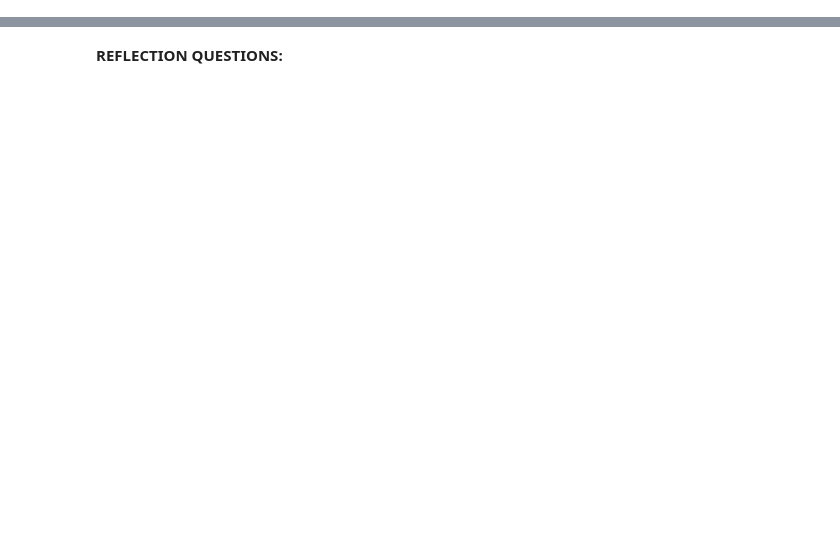
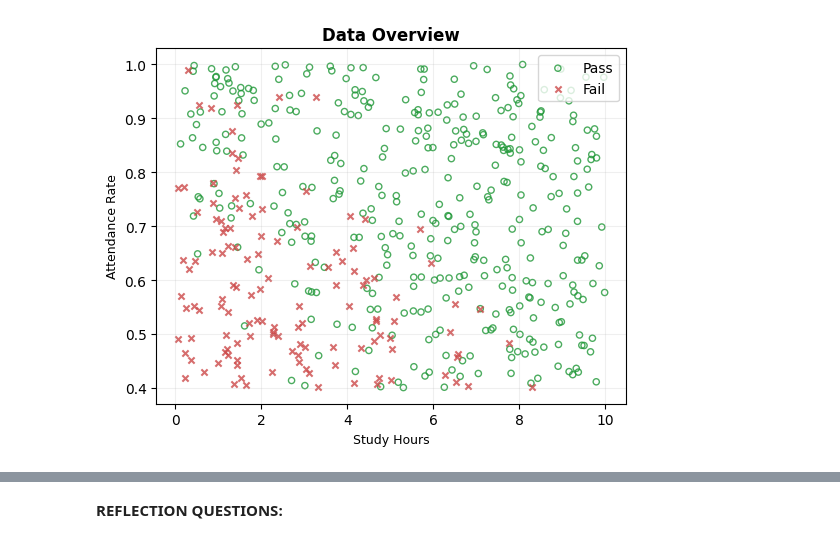
Before and after one commit to magneofico/student-passfail-ml, a Jupyter notebook: notebooks/Activity_02_Neural_Network_from_Scratch_Using_PyTorch_and_Custom_Dataset.ipynb, the cells around one changed output, grey strips where cells are left out. Cells and saved outputs as stored; diff of their text form; code cells hidden in the pictures; blank space fills up the shorter version.

Commit message:
Implemented neural network from scratch to predict student pass probability using study hours and attendance rate

```diff
--- a/notebooks/Activity_02_Neural_Network_from_Scratch_Using_PyTorch_and_Custom_Dataset.ipynb
+++ b/notebooks/Activity_02_Neural_Network_from_Scratch_Using_PyTorch_and_Custom_Dataset.ipynb
@@ -279,9 +0,0 @@ Let's test out our new model, using an example input, setting `n_input_nodes=2`
-# %%
-n_input_nodes = 2
-n_output_nodes = 3
-model = LinearWithSigmoidActivation(n_input_nodes, n_output_nodes)
-x_input = torch.tensor([[1, 2.]])
-y = model(x_input)
-print(f"input shape: {x_input.shape}")
-print(f"output shape: {y.shape}")
-print(f"output result: {y}")
@@ -394,0 +15,22 @@ TASKS:
+# %%
+
+csv_path = "data/student_data.csv"
+
+if os.path.exists(csv_path):
+    df = pd.read_csv(csv_path)
+else:
+    # generate synthetic data if none provided
+    rng = np.random.default_rng(42)
+    n = 500
+    study_hours = rng.uniform(0, 10, n)
+    attendance_rate = rng.uniform(0.4, 1.0, n)
+    linear_score = 0.6*study_hours + 0.9*(attendance_rate*10)
+    noise = rng.normal(0, 1.5, n)
+    y = ((linear_score + noise) > 7.5).astype(int)
+    df = pd.DataFrame({"study_hours": study_hours,
+                       "attendance_rate": attendance_rate,
+                       "pass": y})
+    os.makedirs("data", exist_ok=True)
+    df.to_csv(csv_path, index=False)
+
+display(df.describe())
@@ -394,0 +47,16 @@ TASKS:
+# %%
+plt.figure(figsize=(5.5, 4.5))
+mask = df["pass"]==1
+
+plt.scatter(df.loc[mask,"study_hours"], df.loc[mask,"attendance_rate"], s=20, alpha=0.8, label="Pass", facecolors='none', edgecolors="#1f9737")
+plt.scatter(df.loc[~mask,"study_hours"], df.loc[~mask,"attendance_rate"], s=20, alpha=0.8, label="Fail", color="#cc4949", marker='x')
+
+plt.xlabel("Study Hours", size=9)
+plt.ylabel("Attendance Rate", size=9)
+plt.title("Data Overview", fontweight='bold')
+
+plt.grid(True, alpha=0.2)
+
+plt.legend(); plt.tight_layout(); plt.show()
+# %% [output]
+[figure, added]
```
Also changed, not shown: parts of 74 cells of this notebook, 1 other file.
